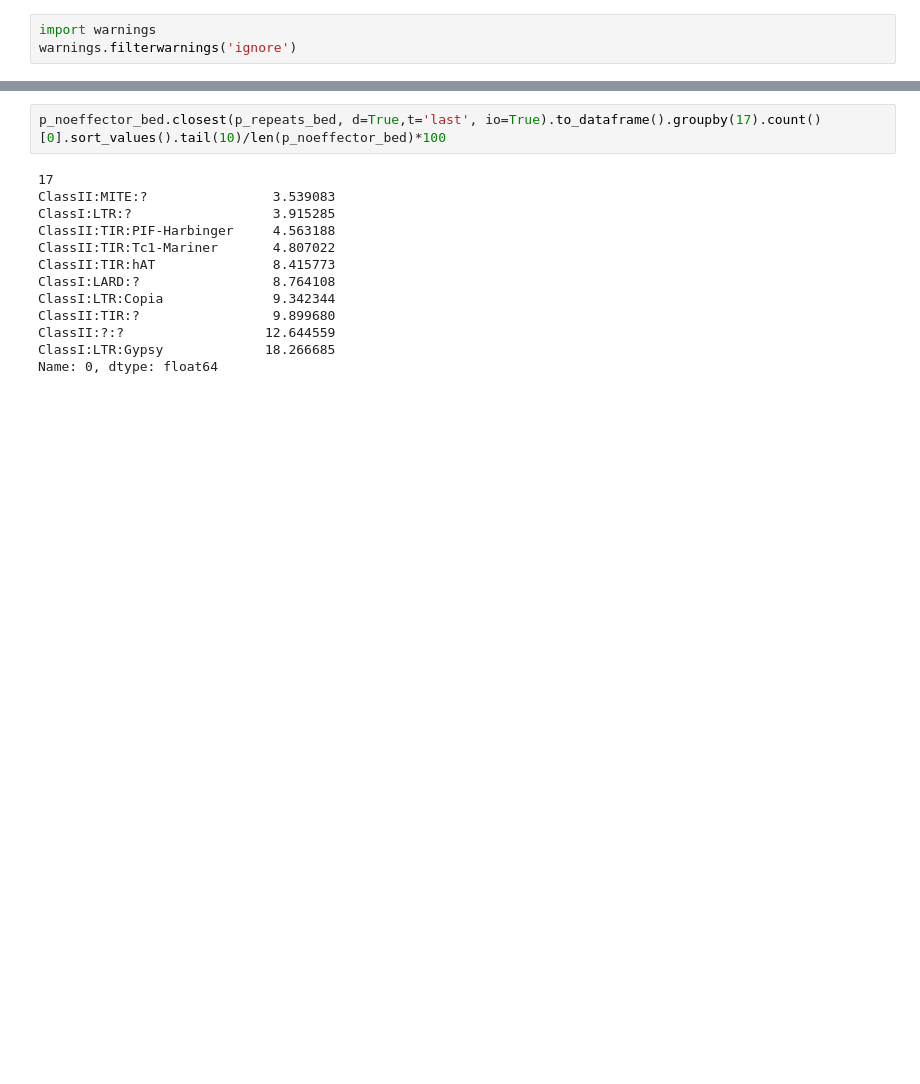
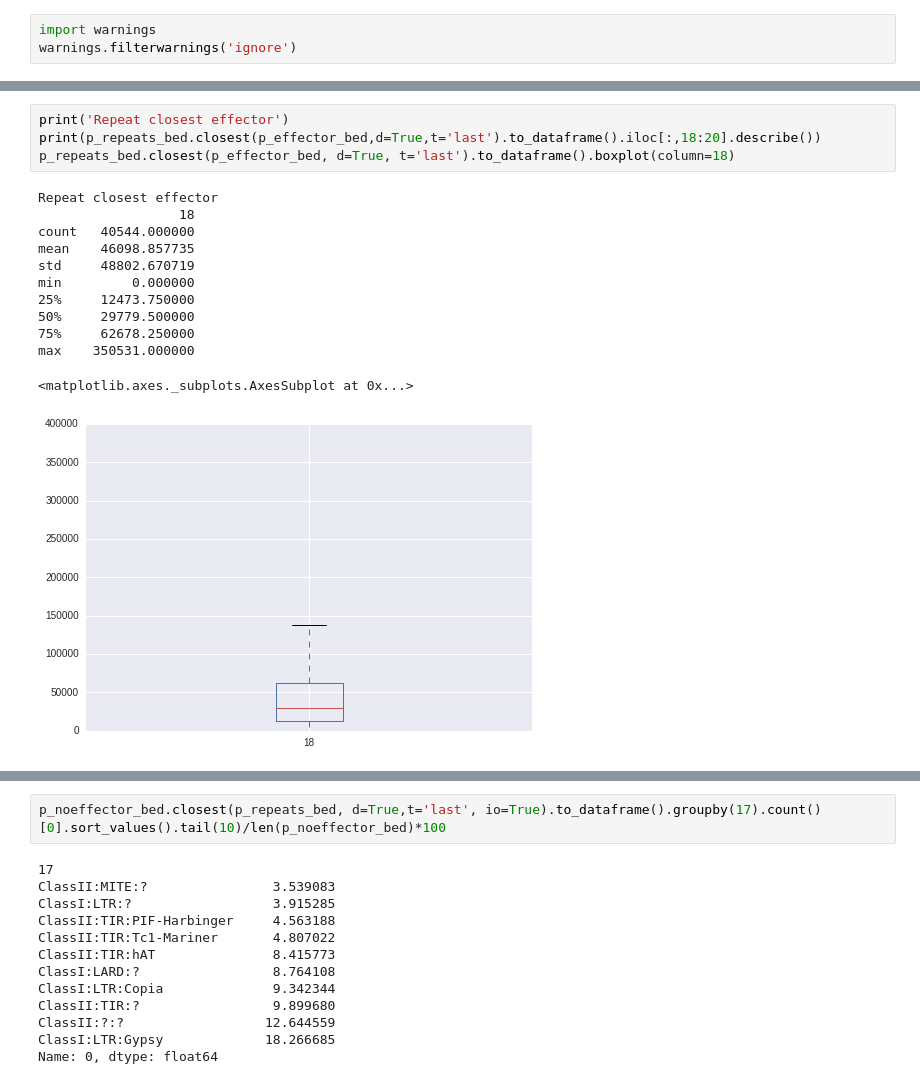
Before and after one commit to BenjaminSchwessinger/Pst_104E_analysis, a Jupyter notebook: Pst_104E_v12_effectors.ipynb, the cells around one changed output, grey strips where cells are left out. Drawn from its saved outputs; the diff is of its cells as text; blank space fills up the shorter version.

Commit message:
more effector analysis relative to BUSCOs

```diff
--- a/Pst_104E_v12_effectors.ipynb
+++ b/Pst_104E_v12_effectors.ipynb
@@ -295 +323,18 @@ max    42804.000000
+# %%
+print('Repeat closest effector')
+print(p_repeats_bed.closest(p_effector_bed,d=True,t='last').to_dataframe().iloc[:,18:20].describe())
+p_repeats_bed.closest(p_effector_bed, d=True, t='last').to_dataframe().boxplot(column=18)
+# %% [output]
+Repeat closest effector
+                  18
+count   40544.000000
+mean    46098.857735
+std     48802.670719
+min         0.000000
+25%     12473.750000
+50%     29779.500000
+75%     62678.250000
+max    350531.000000
+<matplotlib.axes._subplots.AxesSubplot at 0x...>
+[figure, added]
 # %%
```
Also changed, not shown: parts of 135 cells of this notebook, 31 other files.
